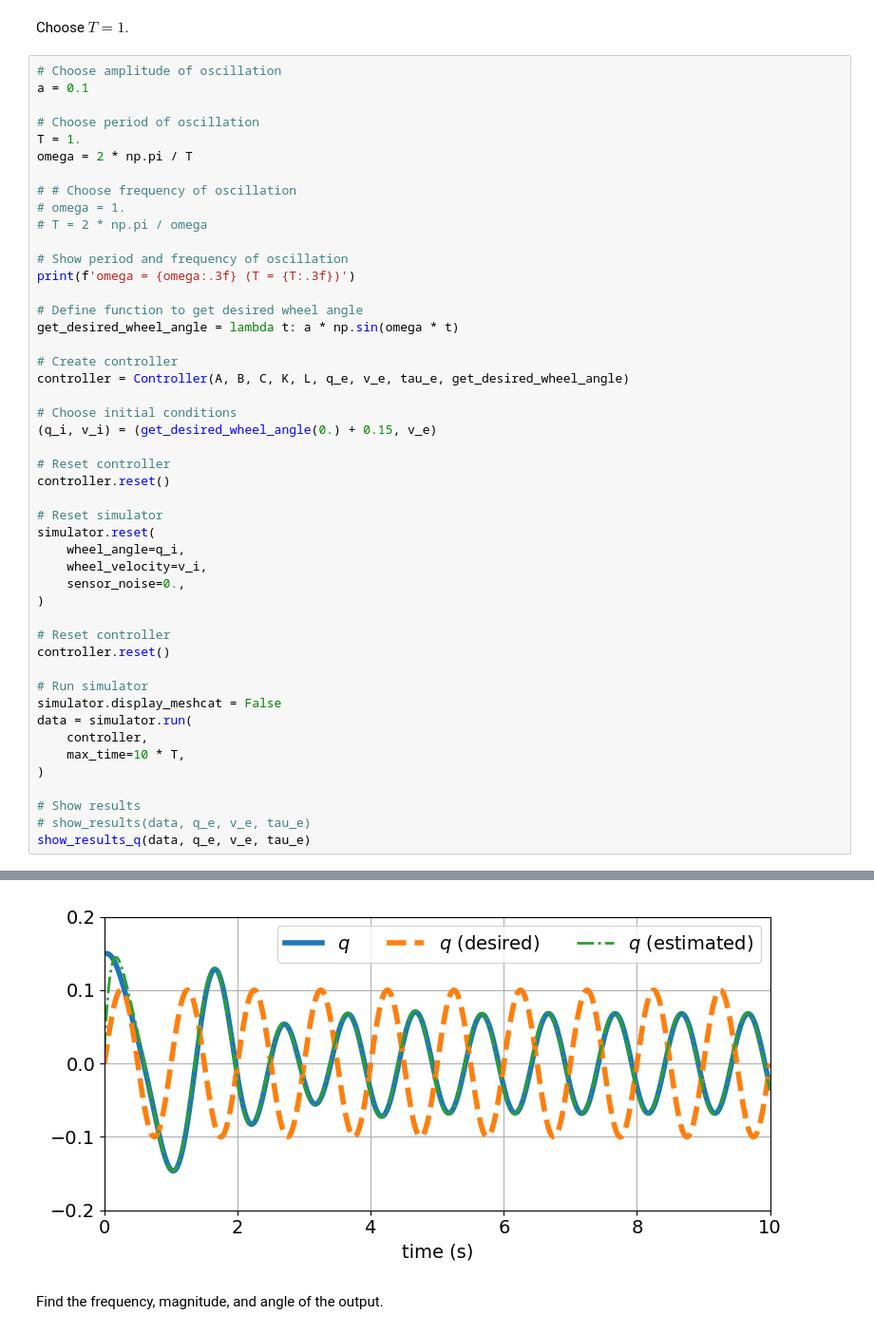
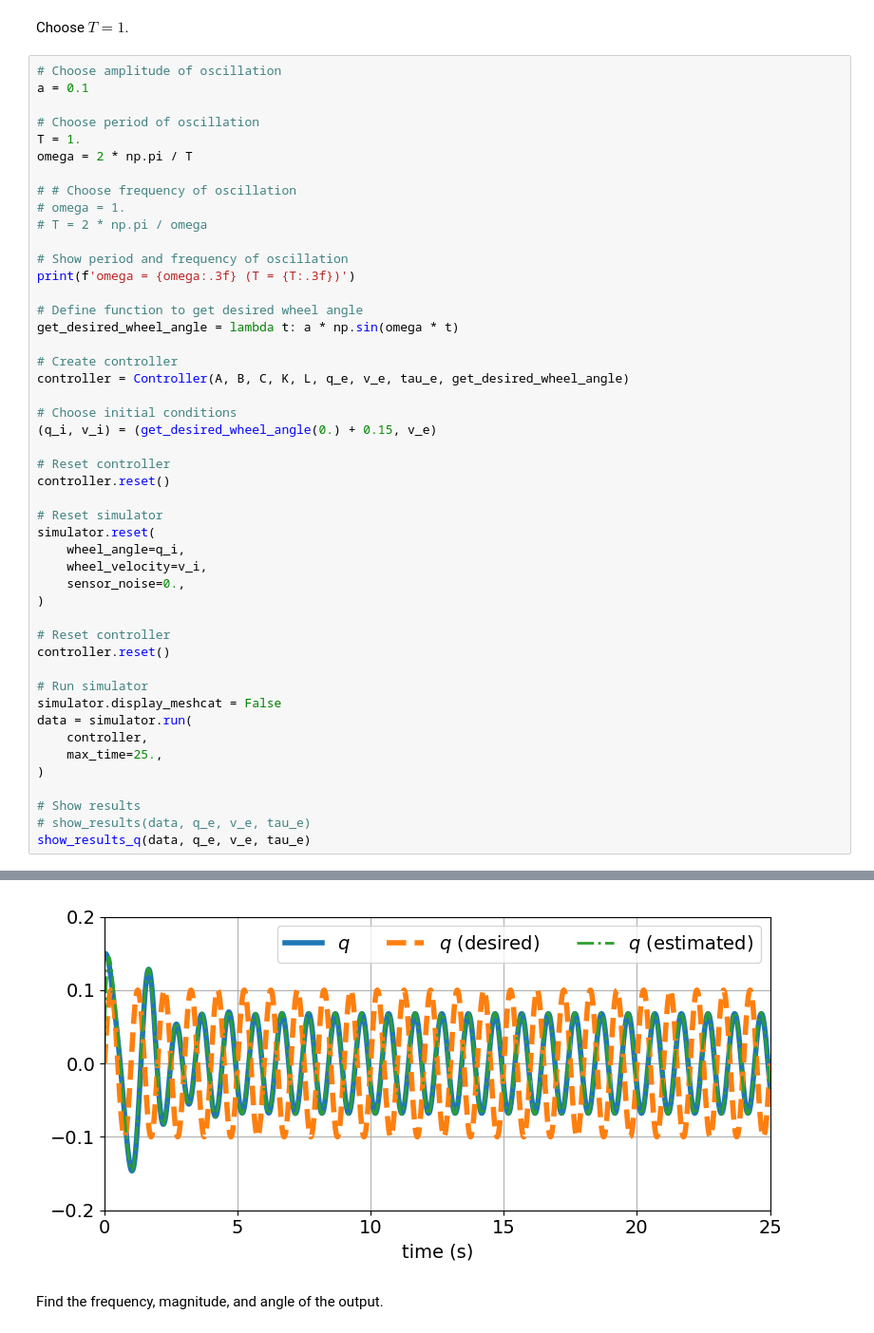
Before and after one commit to tbretl/ae353-sp25, a Jupyter notebook: examples/20250411/WheelDemo-FreqResp-02/WheelDemo-FreqResp-02-InClass.ipynb, the cells around one changed output, grey strips where cells are left out. Shown at 95% size. Drawn from its saved outputs; the diff is of its cells as text.

```diff
--- a/examples/20250411/WheelDemo-FreqResp-02/WheelDemo-FreqResp-02-InClass.ipynb
+++ b/examples/20250411/WheelDemo-FreqResp-02/WheelDemo-FreqResp-02-InClass.ipynb
@@ -344,35 +344,35 @@ get_desired_wheel_angle = lambda t: a * np.sin(omega * t)
 # Create controller
 controller = Controller(A, B, C, K, L, q_e, v_e, tau_e, get_desired_wheel_angle)
 
 # Choose initial conditions
 (q_i, v_i) = (get_desired_wheel_angle(0.) + 0.15, v_e)
 
 # Reset controller
 controller.reset()
 
 # Reset simulator
 simulator.reset(
     wheel_angle=q_i,
     wheel_velocity=v_i,
     sensor_noise=0.,
 )
 
 # Reset controller
 controller.reset()
 
 # Run simulator
 simulator.display_meshcat = False
 data = simulator.run(
     controller,
-    max_time=10 * T,
+    max_time=25.,
 )
 
 # Show results
 # show_results(data, q_e, v_e, tau_e)
 show_results_q(data, q_e, v_e, tau_e)
 # %% [output]
 omega = 6.283 (T = 1.000)
-[figure, old version]
+[figure, new version]
 # %% [markdown]
 Find the frequency, magnitude, and angle of the output.
 # %%
```
Also changed, not shown: parts of 10 cells of this notebook, 2 other files.
